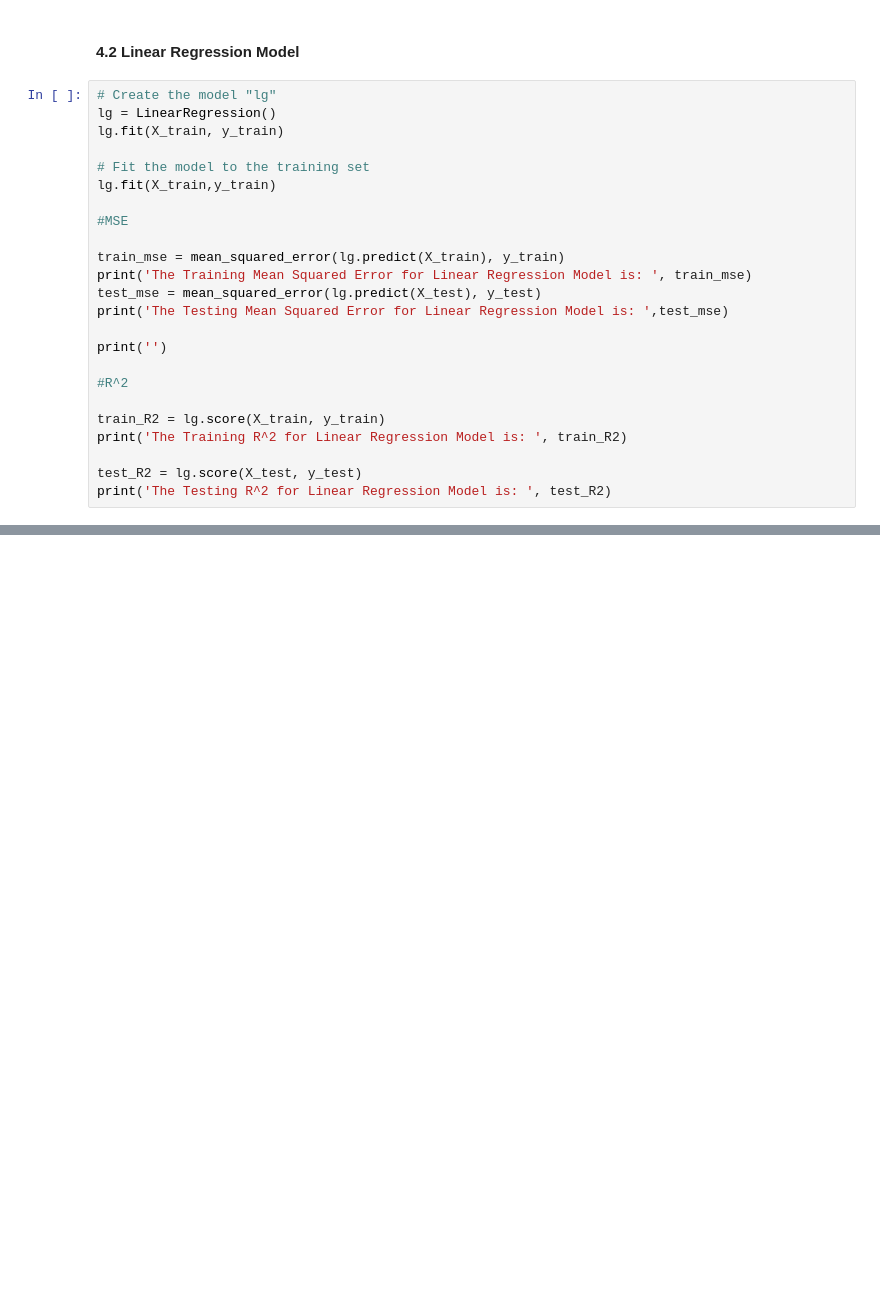
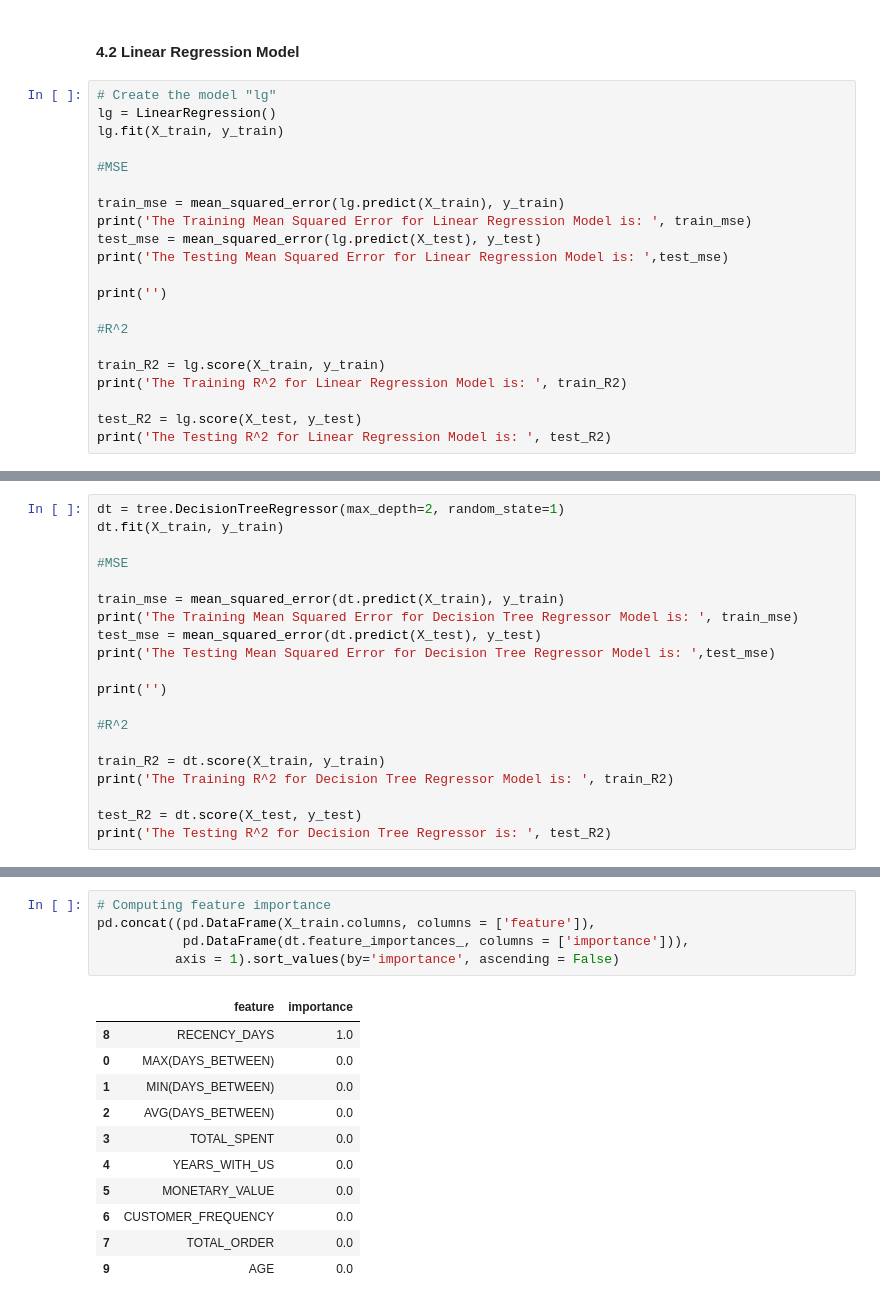
Before and after one commit to cshiwei330/ICP-ASG3-Insightify, a Jupyter notebook: Churn Model with Hold Out.ipynb, the cells around one changed output, grey strips where cells are left out. Cells and saved outputs as stored; diff of their text form; blank space fills up the shorter version.

Commit message:
code for all the models

```diff
--- a/Churn Model with Hold Out.ipynb
+++ b/Churn Model with Hold Out.ipynb
@@ -1150,9 +1150,6 @@ X_val, X_test, y_val, y_test = train_test_split(X_test, y_test, test_size=test_r
 # Create the model "lg"
 lg = LinearRegression()
 lg.fit(X_train, y_train)
-
-# Fit the model to the training set
-lg.fit(X_train,y_train)
 
 #MSE
 
@@ -1178,0 +1201,20 @@ The Testing R^2 for Linear Regression Model is:  0.9235635056382924
+# %%
+dt = tree.DecisionTreeRegressor(max_depth=2, random_state=1)
+dt.fit(X_train, y_train)
+
+#MSE
+
+train_mse = mean_squared_error(dt.predict(X_train), y_train)
+print('The Training Mean Squared Error for Decision Tree Regressor Model is: ', train_mse)
+test_mse = mean_squared_error(dt.predict(X_test), y_test)
+print('The Testing Mean Squared Error for Decision Tree Regressor Model is: ',test_mse)
+
+print('')
+
+#R^2
+
+train_R2 = dt.score(X_train, y_train)
+print('The Training R^2 for Decision Tree Regressor Model is: ', train_R2)
+
+test_R2 = dt.score(X_test, y_test)
+print('The Testing R^2 for Decision Tree Regressor is: ', test_R2)
@@ -1178,0 +1227,17 @@ The Testing R^2 for Linear Regression Model is:  0.9235635056382924
+# %%
+# Computing feature importance
+pd.concat((pd.DataFrame(X_train.columns, columns = ['feature']),
+           pd.DataFrame(dt.feature_importances_, columns = ['importance'])),
+          axis = 1).sort_values(by='importance', ascending = False)
+# %% [output]
+|  | feature | importance |
+| 8 | RECENCY_DAYS | 1.0 |
+| 0 | MAX(DAYS_BETWEEN) | 0.0 |
+| 1 | MIN(DAYS_BETWEEN) | 0.0 |
+| 2 | AVG(DAYS_BETWEEN) | 0.0 |
+| 3 | TOTAL_SPENT | 0.0 |
+| 4 | YEARS_WITH_US | 0.0 |
+| 5 | MONETARY_VALUE | 0.0 |
+| 6 | CUSTOMER_FREQUENCY | 0.0 |
+| 7 | TOTAL_ORDER | 0.0 |
+| 9 | AGE | 0.0 |
```
Also changed, not shown: parts of 11 cells of this notebook.
